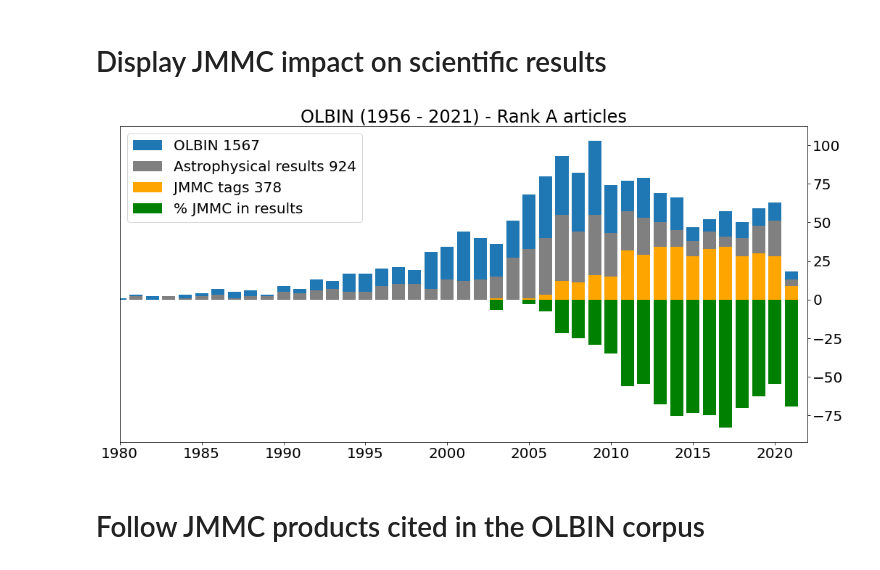
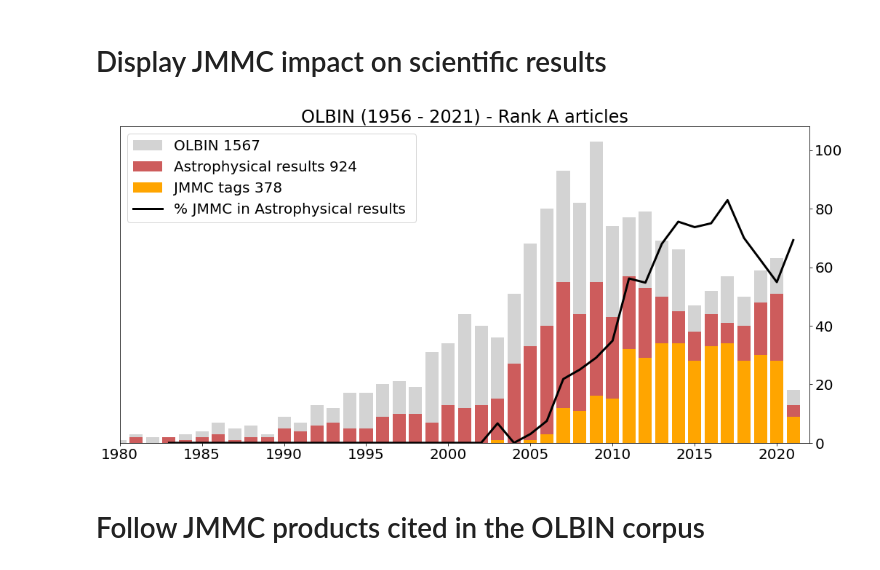
Before and after one commit to JMMC-OpenDev/jmmc-python-snippets, a Jupyter notebook: olbin-pubs.ipynb, the cells around one changed output. Saved outputs shown, nothing was run; the diff lists cells and outputs as text; code cells hidden in the pictures.

Commit message:
change colors

```diff
--- a/olbin-pubs.ipynb
+++ b/olbin-pubs.ipynb
@@ -23,27 +23,30 @@ olbin = pandas.read_csv("http://bibdbmgr.jmmc.fr/tags.xql")
 # %%
 # reuse main datasource
 #olbin = pandas.read_csv("http://bibdbmgr.jmmc.fr/tags.xql")
 
 # create data sets
 s={}
 s1=s["OLBIN"]=olbin.total_pubs
 s2=s["Astrophysical results"]=olbin["Astrophysical results"]
 s3=s["JMMC"]=olbin.JMMC
-s4=s["% citation"]=-s3/s2*100
+s4=s["% citation"]=s3/s2*100
 #TODO generates legend info dynamically from previous dataset
 
 # figure
 fig, ax = plt.subplots()
 op = ax.set_title("OLBIN (%s - %s) - Rank A articles"%(min(olbin.YEAR), max(olbin.YEAR)))
-p1 = ax.bar(olbin.YEAR, s1)
-p2 = ax.bar(olbin.YEAR, s2, color='grey')
+p1 = ax.bar(olbin.YEAR, s1, color='lightgrey')
+p2 = ax.bar(olbin.YEAR, s2, color='indianred')
 p3 = ax.bar(olbin.YEAR, s3, color='orange')
-p4 = ax.bar(olbin.YEAR, s4, color='green')
-op = ax.legend((p1[0], p2[0], p3[0], p4[0]), ("OLBIN "+str(sum(s1)),"Astrophysical results "+str(sum(s2)), "JMMC tags "+str(sum(s3)), "% JMMC in results "), loc='upper left')
+#p4 = ax.bar(olbin.YEAR, s4, color='red')
+p4 = ax.plot (olbin.YEAR, s4, color='black', linewidth=3)
+
+op = ax.legend((p1[0], p2[0], p3[0], p4[0]), ("OLBIN "+str(sum(s1)),"Astrophysical results "+str(sum(s2)), "JMMC tags "+str(sum(s3)), "% JMMC in Astrophysical results "), loc='upper left')
+
 op = ax.set_xlim(1980,max(olbin.YEAR)+1)
 op = ax.yaxis.tick_right()
 # %% [output]
-[figure, old version]
+[figure, new version]
 # %% [markdown]
 # Follow JMMC products cited in the OLBIN corpus
 # %%
```
Also changed, not shown: parts of 1 cell of this notebook.
